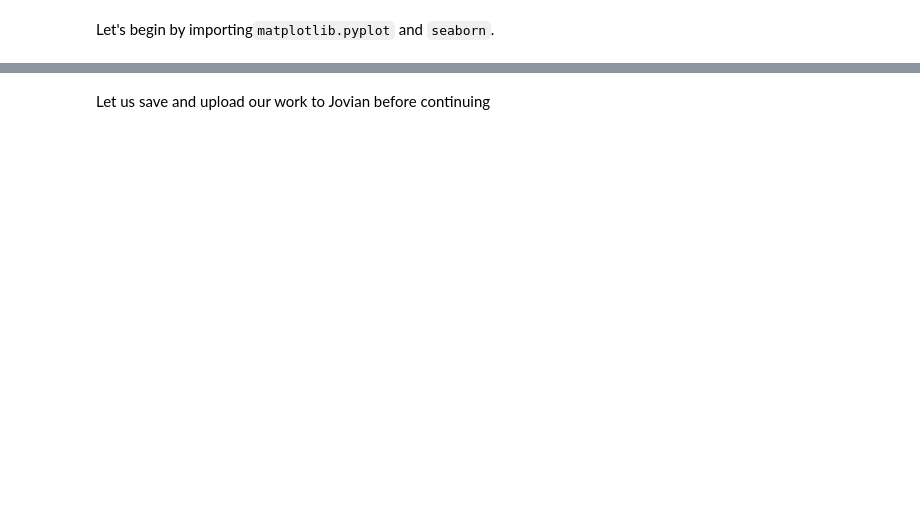
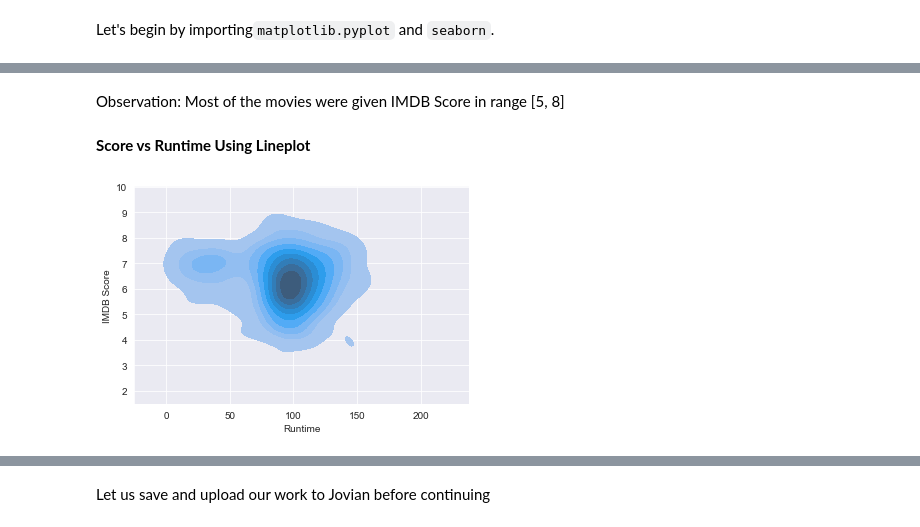
Before and after one commit to chewzzz1014/Python_Basics, a Jupyter notebook: jovian-courses/assignments/zerotopandas-course-project.ipynb, the cells around one changed output, grey strips where cells are left out. Saved outputs shown, nothing was run; the diff lists cells and outputs as text; code cells hidden in the pictures; blank space fills up the shorter version.

```diff
--- a/jovian-courses/assignments/zerotopandas-course-project.ipynb
+++ b/jovian-courses/assignments/zerotopandas-course-project.ipynb
@@ -190,0 +63,13 @@ jovian.commit(project=project_name)
+# %%
+# hmm.. seem like we're having UnicodeDecodeError for the csv we used
+# let's solve it
+
+# insect the character encoding of csv
+!pip install chardet
+import chardet
+with open(csv_path, "rb") as r:
+    result = chardet.detect(r.read(100000))
+print(result)
+
+# define encoding in pd.read_csv
+df = pd.read_csv(csv_path, encoding="Windows-1252")
@@ -235,0 +299,9 @@ matplotlib.rcParams['figure.facecolor'] = '#00000000'
+# %% [markdown]
+Observation: Most of the movies were given IMDB Score in range [5, 8]
+# %% [markdown]
+**Score vs Runtime Using Lineplot**
+# %%
+sns.kdeplot(x="Runtime",y="IMDB Score",data=df, shade=True, fill=True);
+#sns.scatterplot(df["Runtime"], df["IMDB Score"])
+# %% [output]
+[figure, added]
```
Also changed, not shown: parts of 72 cells of this notebook, 2 other files.
